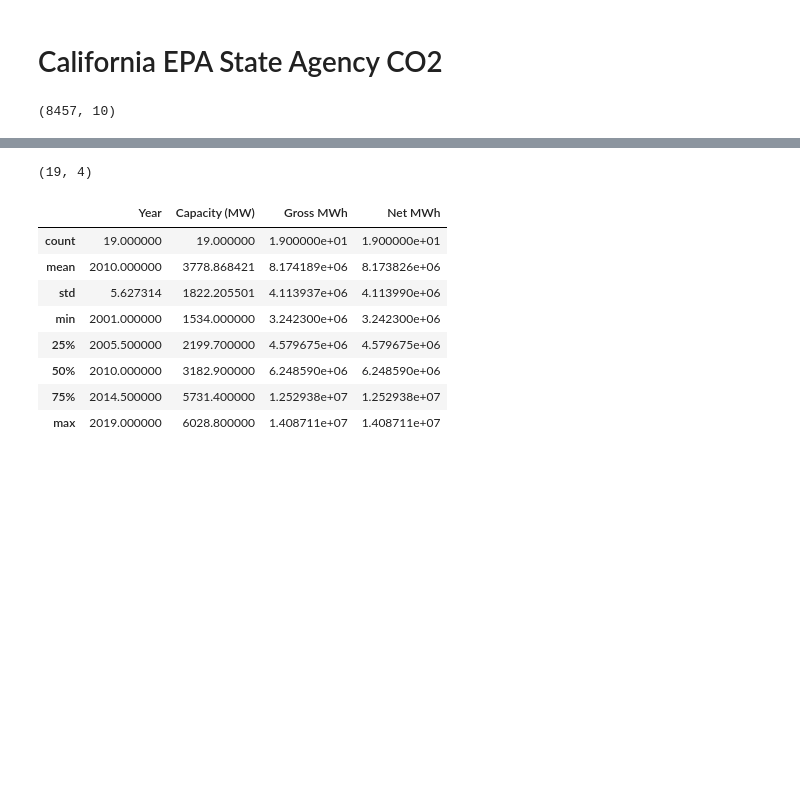
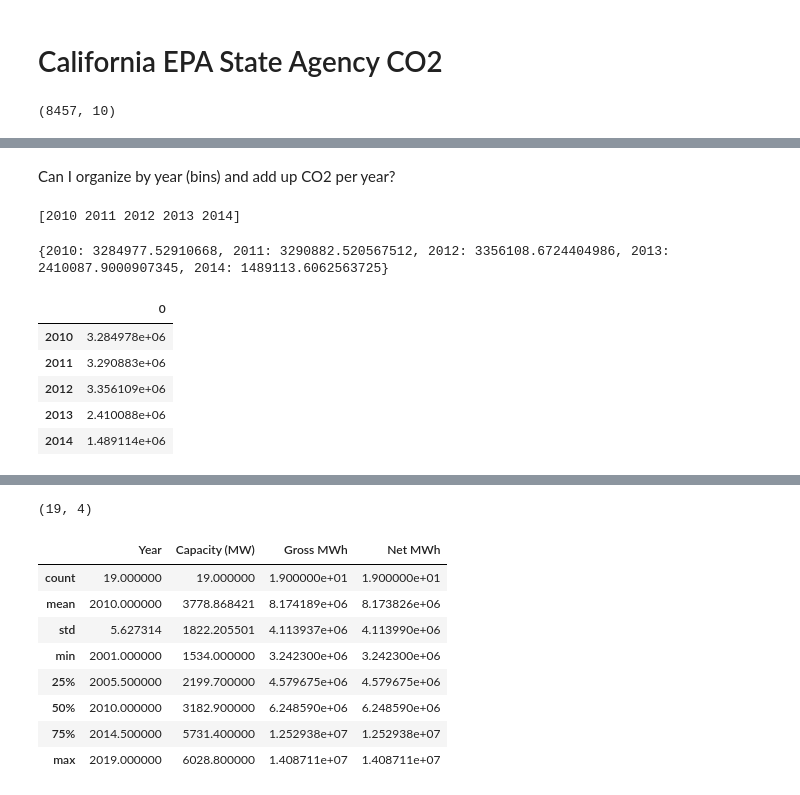
Before and after one commit to TeamNullPointers/Hack4Space, a Jupyter notebook: DataStats.ipynb, the cells around one changed output, grey strips where cells are left out. Saved outputs shown, nothing was run; the diff lists cells and outputs as text; code cells hidden in the pictures; blank space fills up the shorter version.

```diff
--- a/DataStats.ipynb
+++ b/DataStats.ipynb
@@ -89,3 +33,12 @@ cali_co2.head()
 | 2 | California Department of General ... | 2010 | Lease#5098002 | NaN | SEM: Purchased Electricity - Scope 2 | N\A | N\A | ... |
 | 3 | California Department of General ... | 2010 | Lease#5107001 | NaN | SEM: Purchased Electricity - Scope 2 | N\A | N\A | ... |
 | 4 | California Department of General ... | 2010 | Lease#5368001 | NaN | SEM: Purchased Electricity - Scope 2 | N\A | N\A | ... |
+# %% [markdown]
+Can I organize by year (bins) and add up CO2 per year?
+# %%
+co2_years = cali_co2['Emission Year'].unique()
+co2_years = np.sort(co2_years)
+
+print(co2_years)
+# %% [output]
+[2010 2011 2012 2013 2014]
@@ -91,0 +55,14 @@ cali_co2.head()
+# %%
+print(co2_e)
+# %% [output]
+{2010: 3284977.52910668, 2011: 3290882.520567512, 2012: 3356108.6724404986, 2013: 2410087.9000907345, 2014: 1489113.6062563725}
+# %%
+co2e_df = pd.DataFrame.from_dict(co2_e, orient='index')
+co2e_df
+# %% [output]
+|  | 0 |
+| 2010 | 3.284978e+06 |
+| 2011 | 3.290883e+06 |
+| 2012 | 3.356109e+06 |
+| 2013 | 2.410088e+06 |
+| 2014 | 1.489114e+06 |
```
Also changed, not shown: parts of 16 cells of this notebook, 2 other files.
